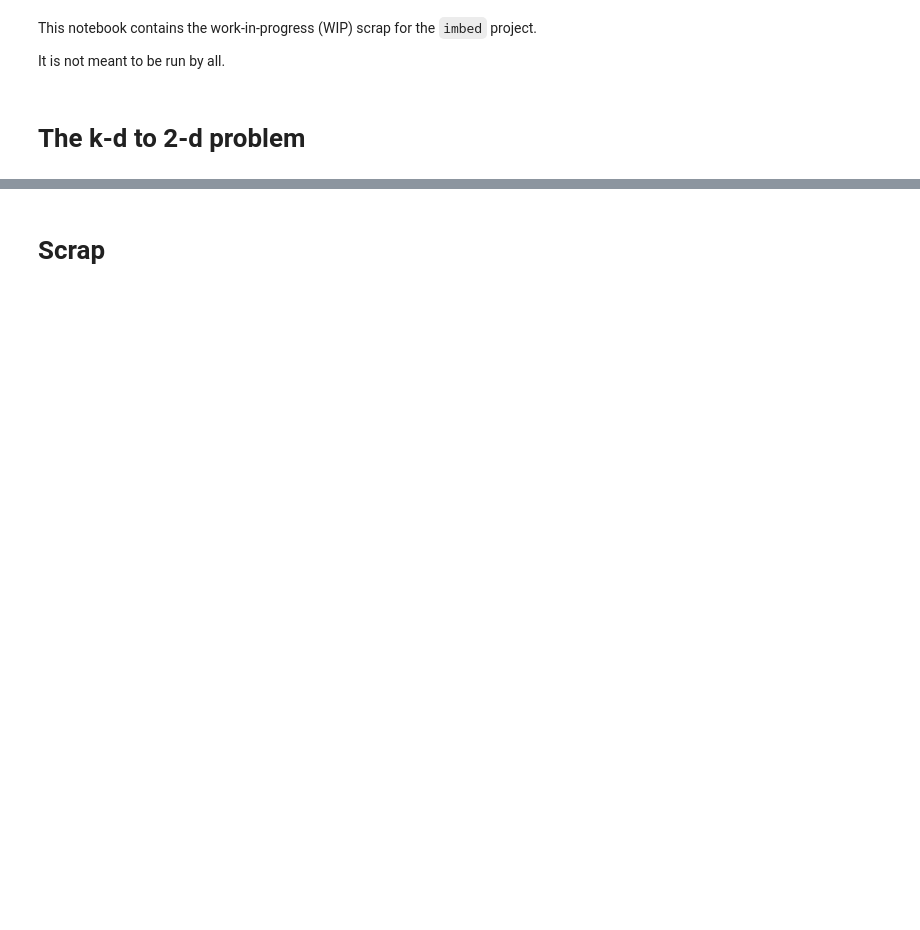
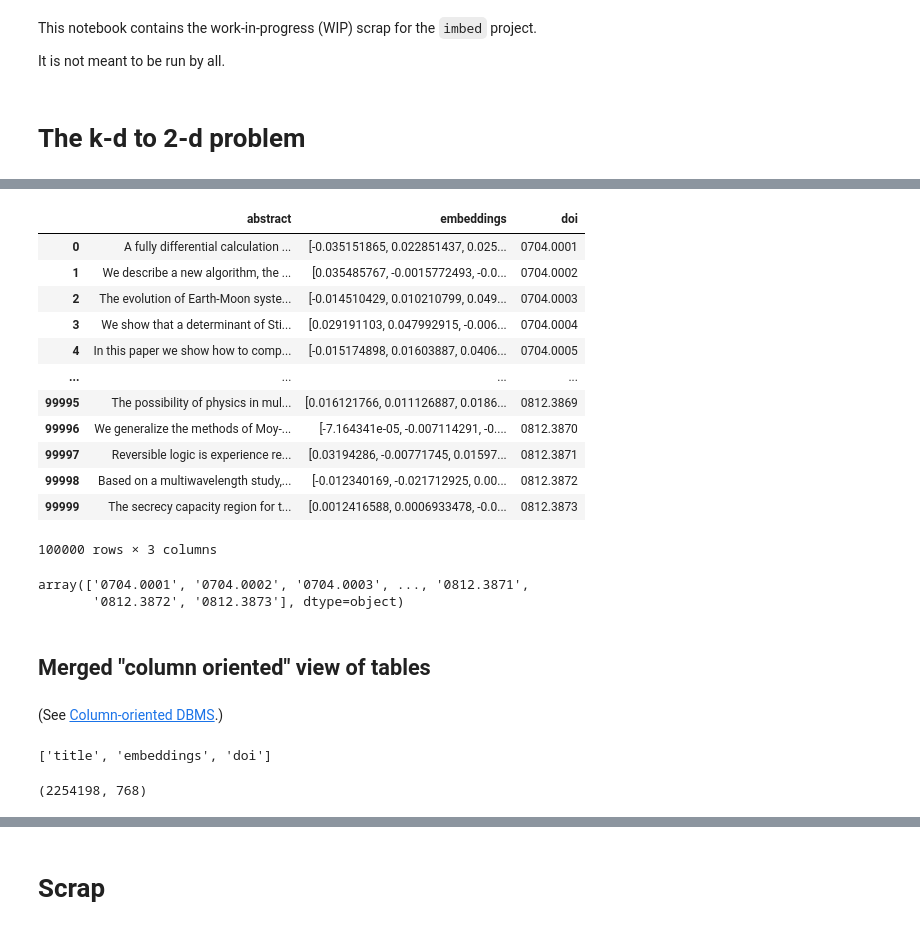
Before and after one commit to thorwhalen/imbed, a Jupyter notebook: misc/imbed_wip.ipynb, the cells around one changed output, grey strips where cells are left out. Cells and saved outputs as stored; diff of their text form; code cells hidden in the pictures; blank space fills up the shorter version.

```diff
--- a/misc/imbed_wip.ipynb
+++ b/misc/imbed_wip.ipynb
@@ -30,0 +122,42 @@ Here, we want to explore the various ways one can transform k-dimensional data i
+# %%
+abstract_df = abstract_tables[1]
+abstract_df
+# %% [output]
+|  | abstract | embeddings | doi |
+| 0 | A fully differential calculation ... | [-0.035151865, 0.022851437, 0.025... | 0704.0001 |
+| 1 | We describe a new algorithm, the ... | [0.035485767, -0.0015772493, -0.0... | 0704.0002 |
+| 2 | The evolution of Earth-Moon syste... | [-0.014510429, 0.010210799, 0.049... | 0704.0003 |
+| 3 | We show that a determinant of Sti... | [0.029191103, 0.047992915, -0.006... | 0704.0004 |
+| 4 | In this paper we show how to comp... | [-0.015174898, 0.01603887, 0.0406... | 0704.0005 |
+| ... | ... | ... | ... |
+| 99995 | The possibility of physics in mul... | [0.016121766, 0.011126887, 0.0186... | 0812.3869 |
+| 99996 | We generalize the methods of Moy-... | [-7.164341e-05, -0.007114291, -0.... | 0812.3870 |
+| 99997 | Reversible logic is experience re... | [0.03194286, -0.00771745, 0.01597... | 0812.3871 |
+| 99998 | Based on a multiwavelength study,... | [-0.012340169, -0.021712925, 0.00... | 0812.3872 |
+| 99999 | The secrecy capacity region for t... | [0.0012416588, 0.0006933478, -0.0... | 0812.3873 |
+100000 rows × 3 columns
+# %%
+abstract_df['doi'].values
+# %% [output]
+array(['0704.0001', '0704.0002', '0704.0003', ..., '0812.3871',
+       '0812.3872', '0812.3873'], dtype=object)
+# %% [markdown]
+## Merged "column oriented" view of tables
+# %% [markdown]
+(See [Column-oriented DBMS](https://en.wikipedia.org/wiki/Column-oriented_DBMS).)
+# %%
+from tabled import ColumnOrientedMapping
+from imbed.mdat.arxiv import sources
+
+titles_tables = sources['titles']
+tables_merge = ColumnOrientedMapping(titles_tables)
+list(tables_merge)
+# %% [output]
+['title', 'embeddings', 'doi']
+# %%
+import numpy as np
+
+embeddings_array = np.vstack(tables_merge['embeddings'])
+embeddings_array.shape
+# %% [output]
+(2254198, 768)
```
Also changed, not shown: parts of 46 cells of this notebook, 5 other files.
